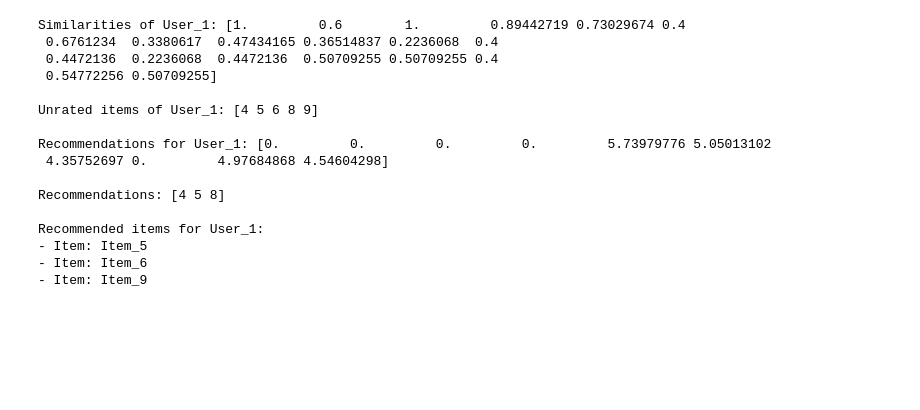
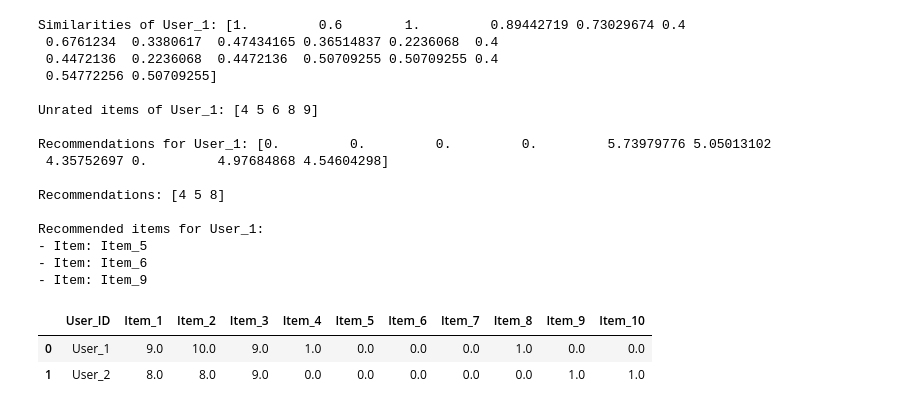
Before and after one commit to tgvp/Algoritmos-Recomendacao, a Jupyter notebook: src/rs-starter.ipynb, the cells around one changed output. Cells and saved outputs as stored; diff of their text form; code cells hidden in the pictures; blank space fills up the shorter version.

```diff
--- a/src/rs-starter.ipynb
+++ b/src/rs-starter.ipynb
@@ -615,3 +660,9 @@ def calculate_similarity(user1_ratings, user2_ratings, similarity='cosine'):
 
     else:
         raise ValueError('Invalid similarity!')
+# %%
+original.head(2)
+# %% [output]
+|  | User_ID | Item_1 | Item_2 | Item_3 | Item_4 | Item_5 | Item_6 | Item_7 | Item_8 | Item_9 | Item_10 |
+| 0 | User_1 | 9.0 | 10.0 | 9.0 | 1.0 | 0.0 | 0.0 | 0.0 | 1.0 | 0.0 | 0.0 |
+| 1 | User_2 | 8.0 | 8.0 | 9.0 | 0.0 | 0.0 | 0.0 | 0.0 | 0.0 | 1.0 | 1.0 |
```
Also changed, not shown: parts of 8 cells of this notebook.
